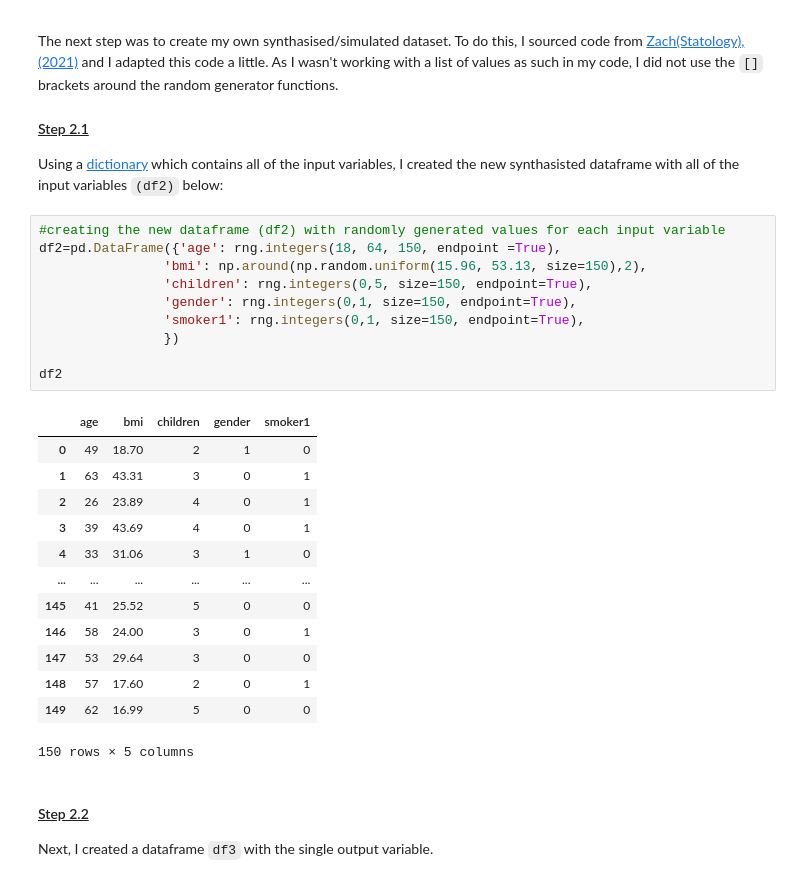
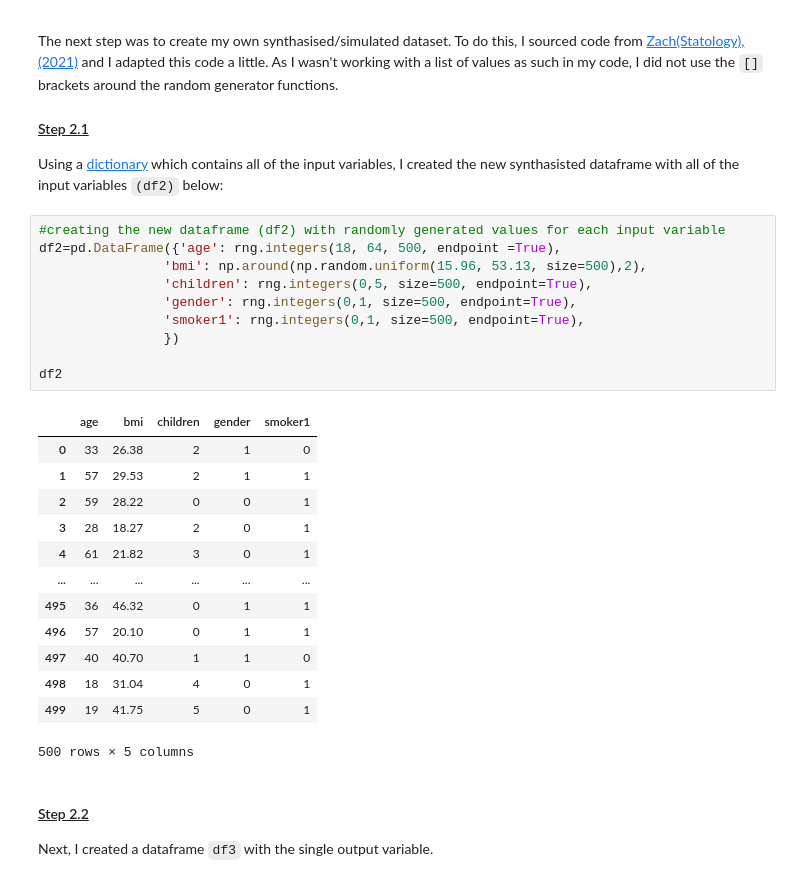
Before and after one commit to OCorry/Programming-for-Data-Analysis-Assessment-2022, a Jupyter notebook: Programming for Data Analysis Project 2022.ipynb, the cells around one changed output. Cells and saved outputs as stored; diff of their text form.

```diff
--- a/Programming for Data Analysis Project 2022.ipynb
+++ b/Programming for Data Analysis Project 2022.ipynb
@@ -478,28 +478,28 @@ The next step was to create my own synthasised/simulated dataset. To do this, I
 Using a <a href="https://www.w3schools.com/python/python_dictionaries.asp." target="_top">dictionary</a> which contains  all of the input variables, I created the new synthasisted dataframe with all of the input variables ``(df2)`` below:
 # %%
 #creating the new dataframe (df2) with randomly generated values for each input variable
-df2=pd.DataFrame({'age': rng.integers(18, 64, 150, endpoint =True),
-                'bmi': np.around(np.random.uniform(15.96, 53.13, size=150),2),
-                'children': rng.integers(0,5, size=150, endpoint=True),
-                'gender': rng.integers(0,1, size=150, endpoint=True),
-                'smoker1': rng.integers(0,1, size=150, endpoint=True),
+df2=pd.DataFrame({'age': rng.integers(18, 64, 500, endpoint =True),
+                'bmi': np.around(np.random.uniform(15.96, 53.13, size=500),2),
+                'children': rng.integers(0,5, size=500, endpoint=True),
+                'gender': rng.integers(0,1, size=500, endpoint=True),
+                'smoker1': rng.integers(0,1, size=500, endpoint=True),
                 })
 
 df2
 # %% [output]
 |  | age | bmi | children | gender | smoker1 |
-| 0 | 49 | 18.70 | 2 | 1 | 0 |
-| 1 | 63 | 43.31 | 3 | 0 | 1 |
-| 2 | 26 | 23.89 | 4 | 0 | 1 |
-| 3 | 39 | 43.69 | 4 | 0 | 1 |
-| 4 | 33 | 31.06 | 3 | 1 | 0 |
+| 0 | 33 | 26.38 | 2 | 1 | 0 |
+| 1 | 57 | 29.53 | 2 | 1 | 1 |
+| 2 | 59 | 28.22 | 0 | 0 | 1 |
+| 3 | 28 | 18.27 | 2 | 0 | 1 |
+| 4 | 61 | 21.82 | 3 | 0 | 1 |
 | ... | ... | ... | ... | ... | ... |
-| 145 | 41 | 25.52 | 5 | 0 | 0 |
-| 146 | 58 | 24.00 | 3 | 0 | 1 |
-| 147 | 53 | 29.64 | 3 | 0 | 0 |
-| 148 | 57 | 17.60 | 2 | 0 | 1 |
-| 149 | 62 | 16.99 | 5 | 0 | 0 |
+| 495 | 36 | 46.32 | 0 | 1 | 1 |
+| 496 | 57 | 20.10 | 0 | 1 | 1 |
+| 497 | 40 | 40.70 | 1 | 1 | 0 |
+| 498 | 18 | 31.04 | 4 | 0 | 1 |
+| 499 | 19 | 41.75 | 5 | 0 | 1 |
-150 rows × 5 columns
+500 rows × 5 columns
 # %% [markdown]
 #### <ins>Step 2.2</ins>
 
```
Also changed, not shown: parts of 10 cells of this notebook.
